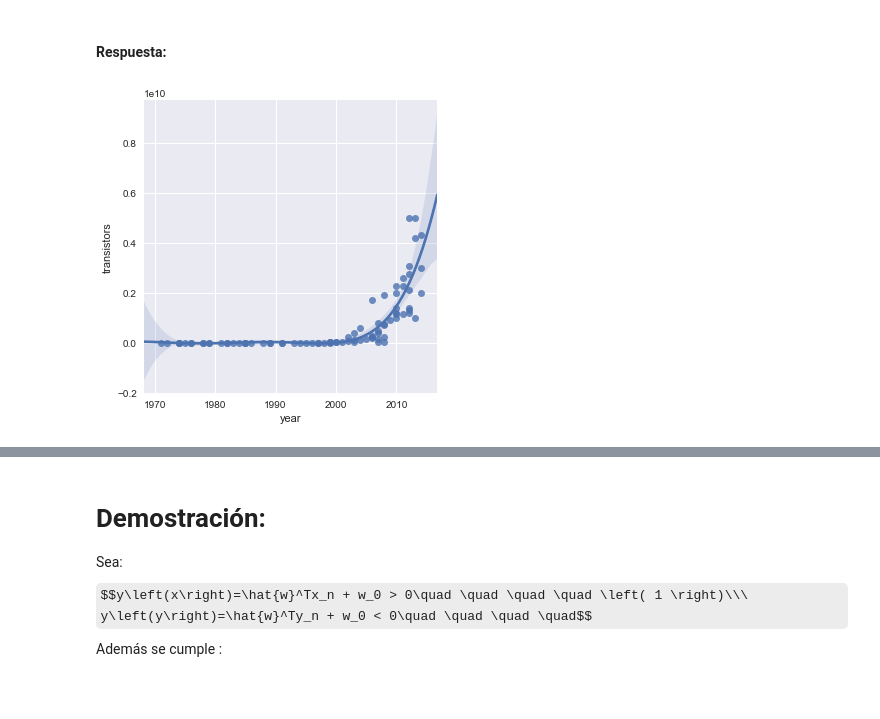
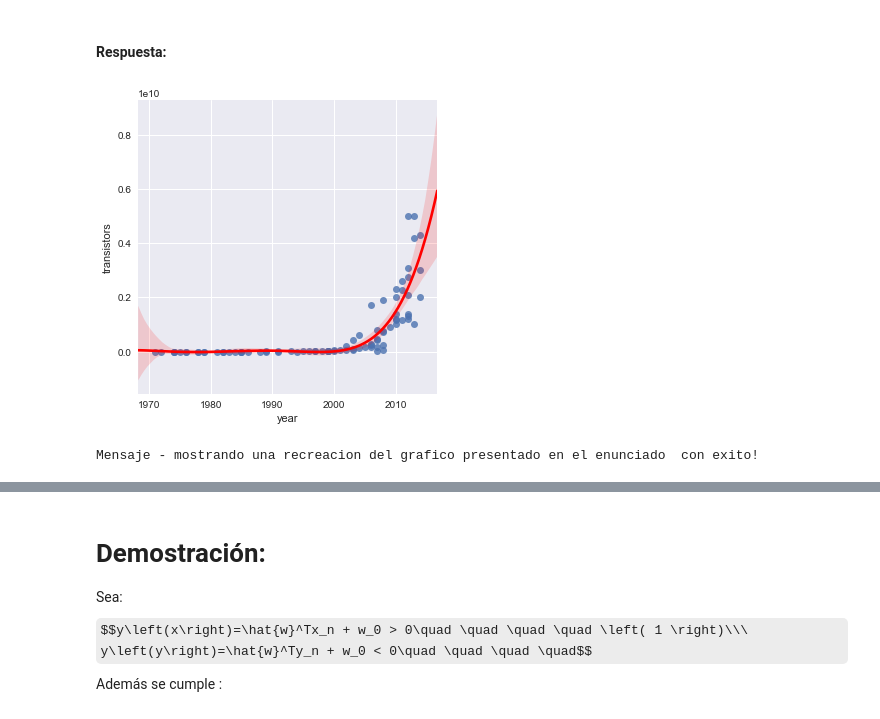
Before and after one commit to ohuarcaya/asignacion1ml-team-bomb, a Jupyter notebook: Archivos1ML/AsignacionML1.ipynb, the cells around one changed output, grey strips where cells are left out. Drawn from its saved outputs; the diff is of its cells as text; code cells hidden in the pictures; some formulas as TeX source.

```diff
--- a/Archivos1ML/AsignacionML1.ipynb
+++ b/Archivos1ML/AsignacionML1.ipynb
@@ -516,14 +561,18 @@ La Figura siguiente muestra los recuentos de transistores de varios microprocesa
 # %% [markdown]
 #### Respuesta:
 # %%
-"""
-Esta pregunta no esta hecha solo hice el grafiquito, haganlo ustedes
-"""
+# construyendo el grafico
+
+import pandas as pd
 import seaborn as sns
 import matplotlib.pyplot as plt
+import numpy as np
+from sklearn.linear_model import LinearRegression
 sns.set()
 transistor = pd.read_csv("transistor-counts.csv")
-sns.lmplot(x="year", y="transistors", data=transistor, order = 5)#, fit_reg=False)
+sns.lmplot(x="year", y="transistors", data=transistor, order = 5,line_kws={'color': 'red'})
 plt.show()
+print("Mensaje - mostrando una recreacion del grafico presentado en el enunciado  con exito!")
 # %% [output]
-[figure, old version]
+[figure, new version]
+Mensaje - mostrando una recreacion del grafico presentado en el enunciado  con exito!
```
Also changed, not shown: parts of 28 cells of this notebook.
